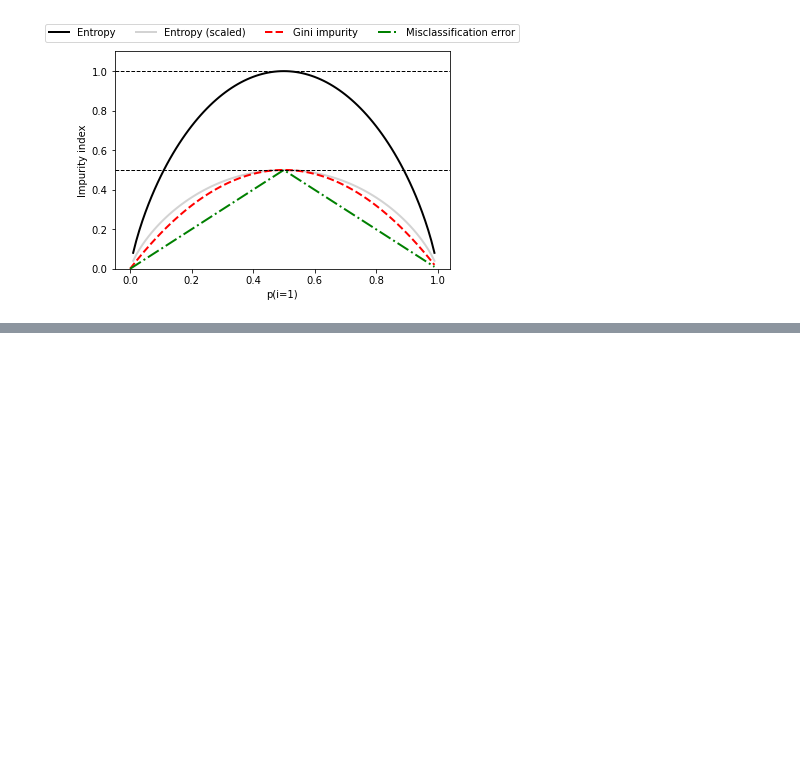
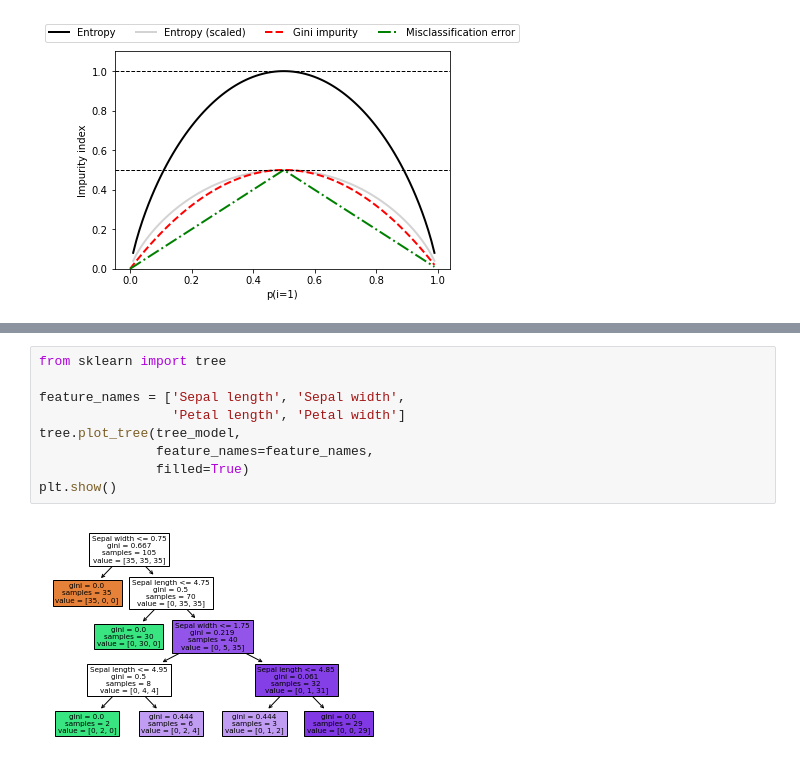
Before and after one commit to danwein8/ML_Book, a Jupyter notebook: ch03/Chapter3.ipynb, the cells around one changed output, grey strips where cells are left out. Saved outputs shown, nothing was run; the diff lists cells and outputs as text; blank space fills up the shorter version.

```diff
--- a/ch03/Chapter3.ipynb
+++ b/ch03/Chapter3.ipynb
@@ -437,0 +457,11 @@ plt.show()
+# %%
+from sklearn import tree
+
+feature_names = ['Sepal length', 'Sepal width',
+                 'Petal length', 'Petal width']
+tree.plot_tree(tree_model,
+               feature_names=feature_names,
+               filled=True)
+plt.show()
+# %% [output]
+[figure, added]
```
Also changed, not shown: parts of 6 cells of this notebook.
